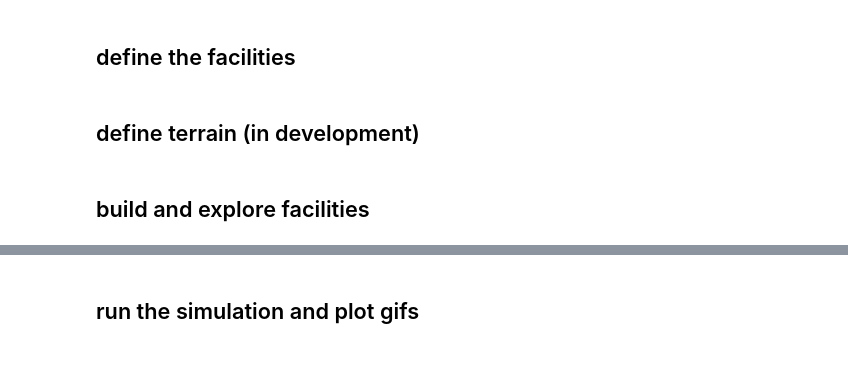
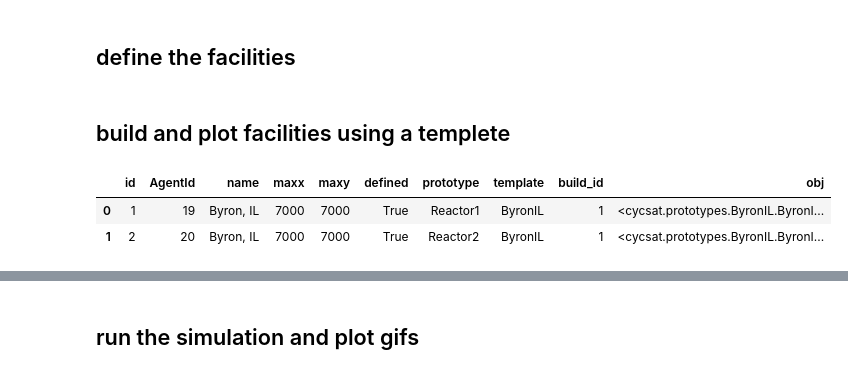
Before and after one commit to CNERG/cycsat, a Jupyter notebook: demo.ipynb, the cells around one changed output, grey strips where cells are left out. Saved outputs shown, nothing was run; the diff lists cells and outputs as text; code cells hidden in the pictures.

```diff
--- a/demo.ipynb
+++ b/demo.ipynb
@@ -54,4 +20,2 @@ templates = {
-# %% [markdown]
-## define terrain (in development)
 # %% [markdown]
-## build and explore facilities
+## build and plot facilities using a templete
@@ -59,0 +22,13 @@ sim.build(name='test_build',templates=templates)
+# %%
+from cycsat.prototypes.ByronIL import ByronIL
+
+temps = {'Reactor1': ByronIL,
+         'Reactor2': ByronIL}
+
+sim.build(name='test_build',templates=temps)
+
+sim.Facility()
+# %% [output]
+|  | id | AgentId | name | maxx | maxy | defined | prototype | template | build_id | obj |
+| 0 | 1 | 19 | Byron, IL | 7000 | 7000 | True | Reactor1 | ByronIL | 1 | <cycsat.prototypes.ByronIL.ByronI... |
+| 1 | 2 | 20 | Byron, IL | 7000 | 7000 | True | Reactor2 | ByronIL | 1 | <cycsat.prototypes.ByronIL.ByronI... |
```
Also changed, not shown: parts of 11 cells of this notebook, 3 other files.
